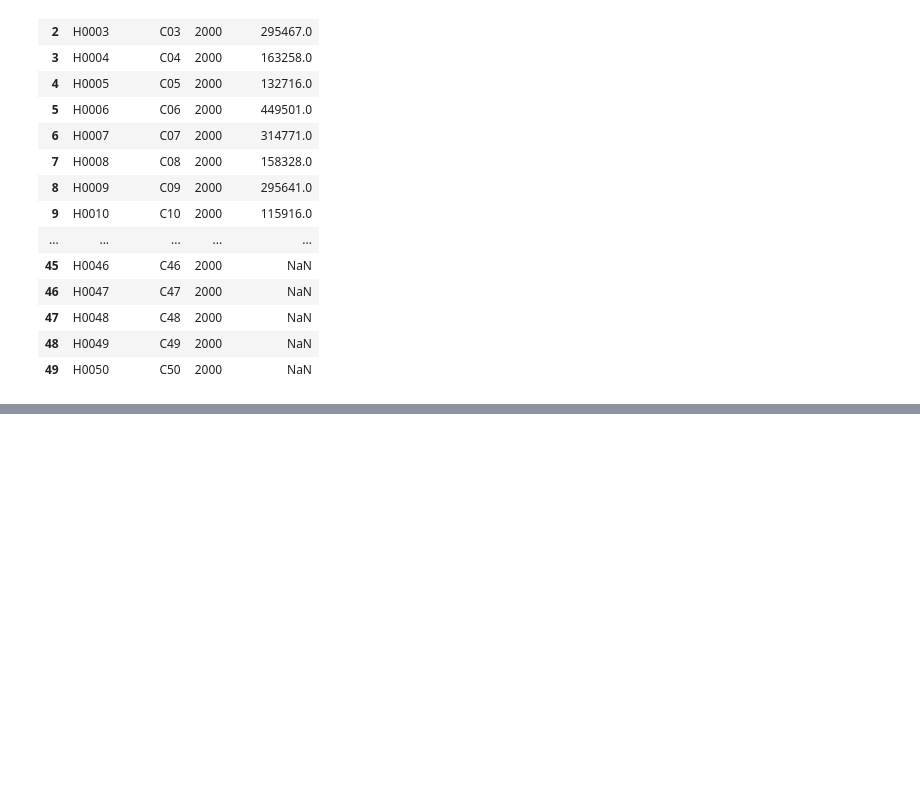
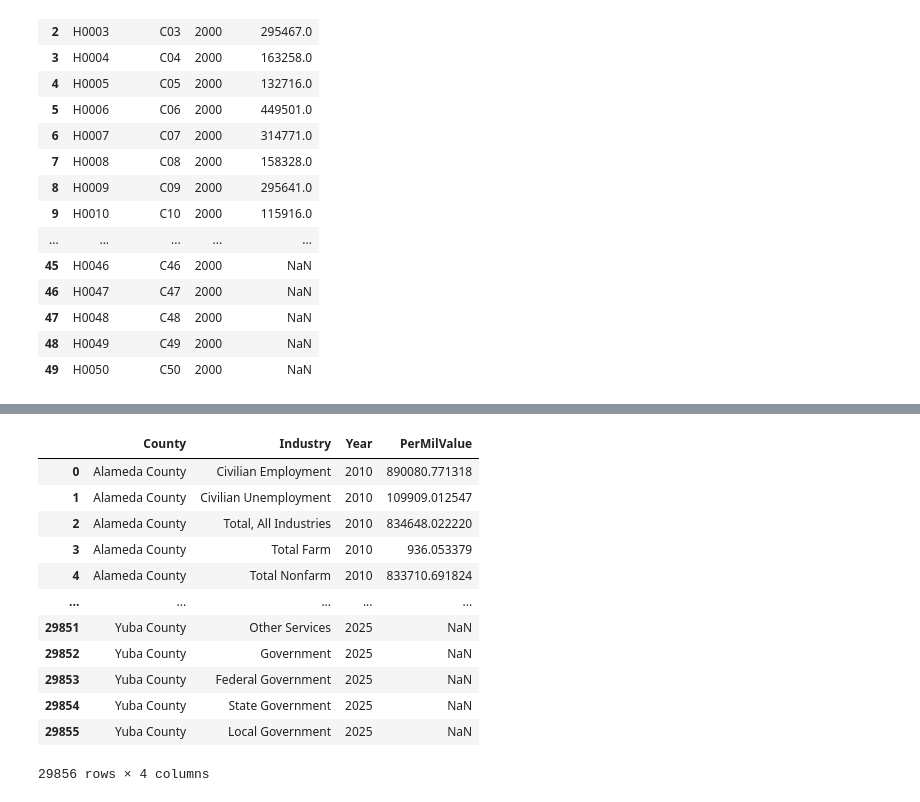
Before and after one commit to MarkBish24/housing-cost-industry-type-correlation, a Jupyter notebook: data-cleaning/Building-SQL-Schema.ipynb, the cells around one changed output, grey strips where cells are left out. Cells and saved outputs as stored; diff of their text form; code cells hidden in the pictures; blank space fills up the shorter version.

```diff
--- a/data-cleaning/Building-SQL-Schema.ipynb
+++ b/data-cleaning/Building-SQL-Schema.ipynb
@@ -89,0 +166,20 @@ df_long.to_csv("./Schema-data/Housing-Cost.csv", index=False)
+# %%
+df_all = df_all.rename(columns={
+    'TITLE': 'Industry',
+    'Value': 'PerMilValue'
+})
+df_all
+# %% [output]
+|  | County | Industry | Year | PerMilValue |
+| 0 | Alameda County | Civilian Employment | 2010 | 890080.771318 |
+| 1 | Alameda County | Civilian Unemployment | 2010 | 109909.012547 |
+| 2 | Alameda County | Total, All Industries | 2010 | 834648.022220 |
+| 3 | Alameda County | Total Farm | 2010 | 936.053379 |
+| 4 | Alameda County | Total Nonfarm | 2010 | 833710.691824 |
+| ... | ... | ... | ... | ... |
+| 29851 | Yuba County | Other Services | 2025 | NaN |
+| 29852 | Yuba County | Government | 2025 | NaN |
+| 29853 | Yuba County | Federal Government | 2025 | NaN |
+| 29854 | Yuba County | State Government | 2025 | NaN |
+| 29855 | Yuba County | Local Government | 2025 | NaN |
+29856 rows × 4 columns
```
Also changed, not shown: parts of 9 cells of this notebook, 59 other files.
